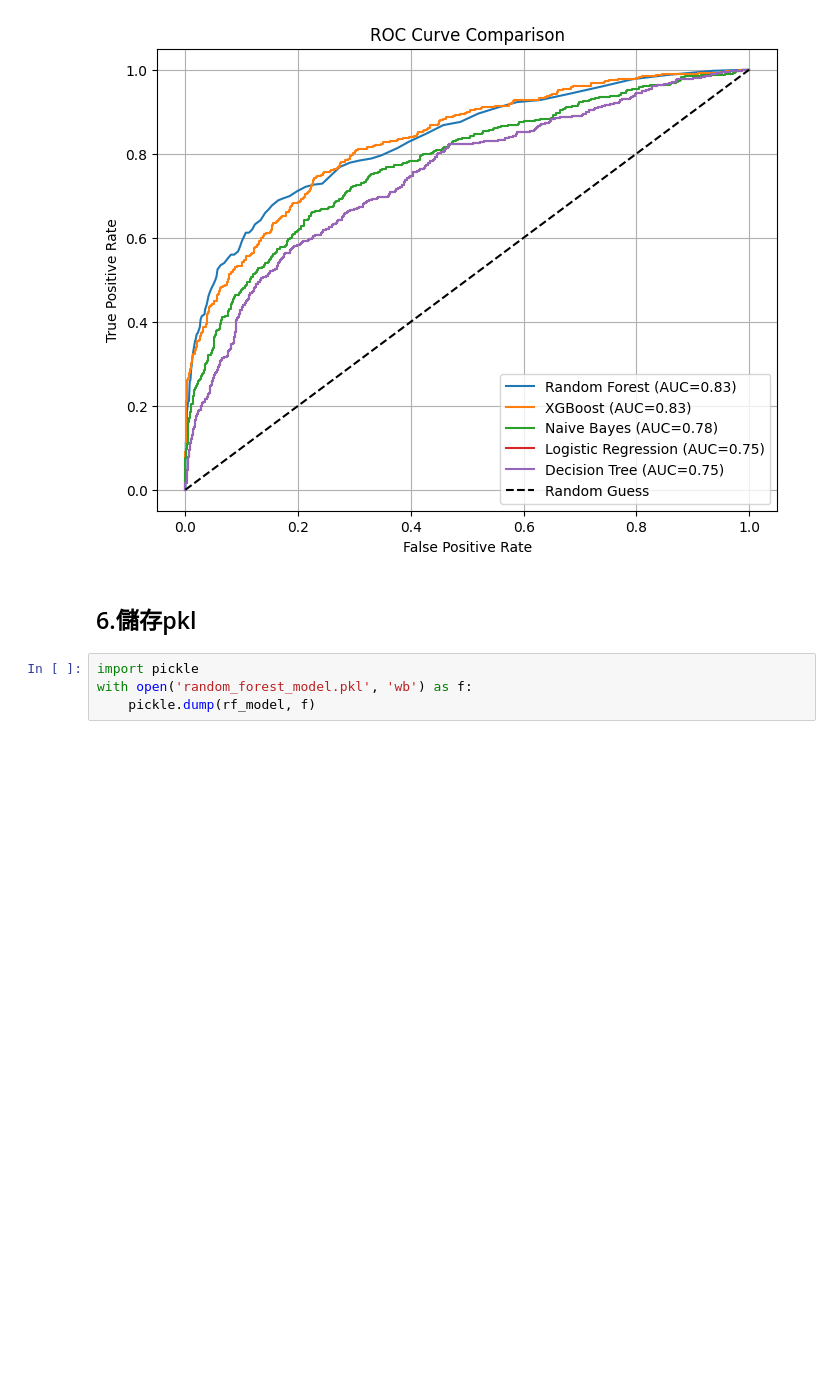
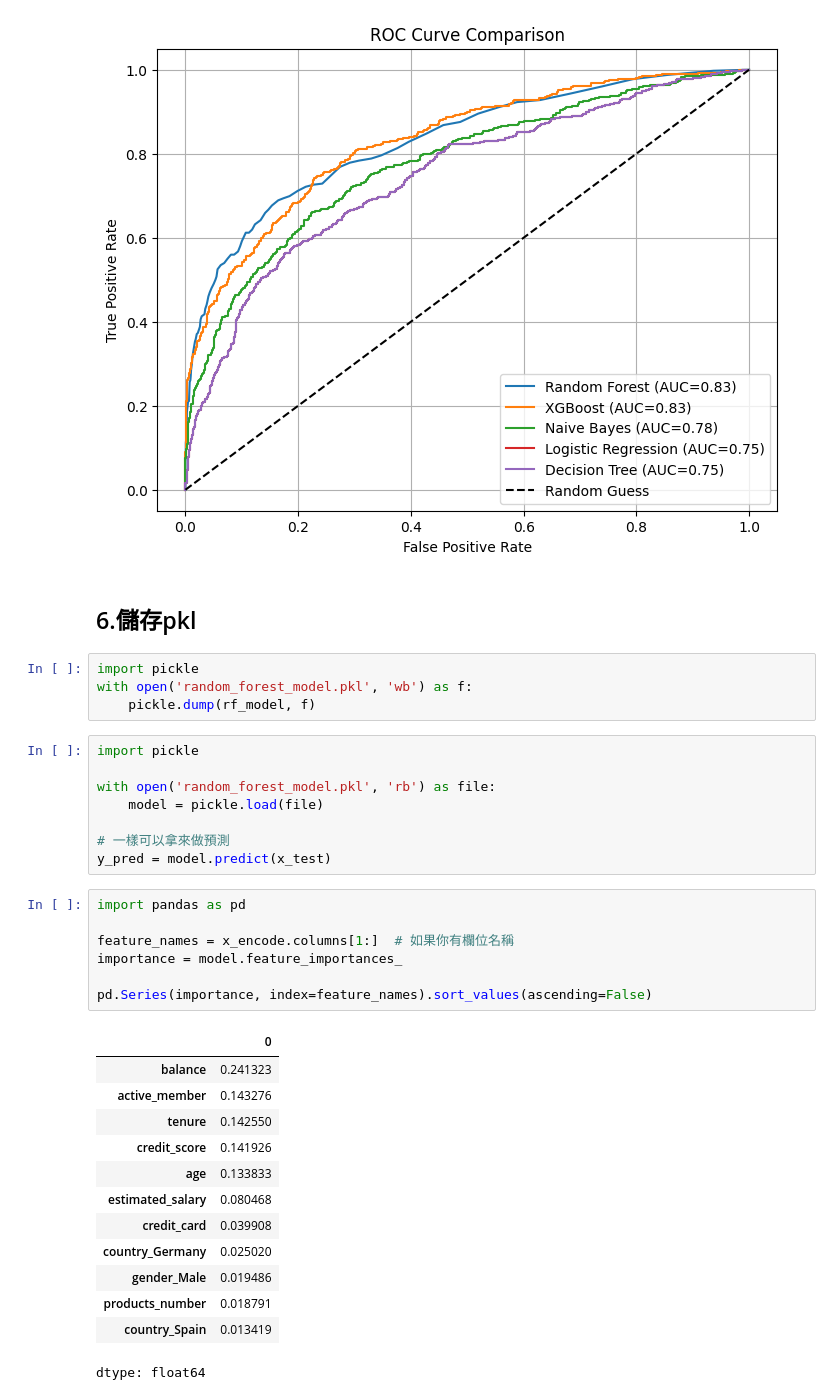
Before and after one commit to akilchen/side-project, a Jupyter notebook: Bank_Customer_Churn_Dataset.ipynb, the cells around one changed output. Drawn from its saved outputs; the diff is of its cells as text; blank space fills up the shorter version.

```diff
--- a/Bank_Customer_Churn_Dataset.ipynb
+++ b/Bank_Customer_Churn_Dataset.ipynb
@@ -939,3 +939,32 @@ plt.show()
 import pickle
 with open('random_forest_model.pkl', 'wb') as f:
     pickle.dump(rf_model, f)
+# %%
+import pickle
+
+with open('random_forest_model.pkl', 'rb') as file:
+    model = pickle.load(file)
+
+# 一樣可以拿來做預測
+y_pred = model.predict(x_test)
+# %%
+import pandas as pd
+
+feature_names = x_encode.columns[1:]  # 如果你有欄位名稱
+importance = model.feature_importances_
+
+pd.Series(importance, index=feature_names).sort_values(ascending=False)
+# %% [output]
+|  | 0 |
+| balance | 0.241323 |
+| active_member | 0.143276 |
+| tenure | 0.142550 |
+| credit_score | 0.141926 |
+| age | 0.133833 |
+| estimated_salary | 0.080468 |
+| credit_card | 0.039908 |
+| country_Germany | 0.025020 |
+| gender_Male | 0.019486 |
+| products_number | 0.018791 |
+| country_Spain | 0.013419 |
+dtype: float64
```
